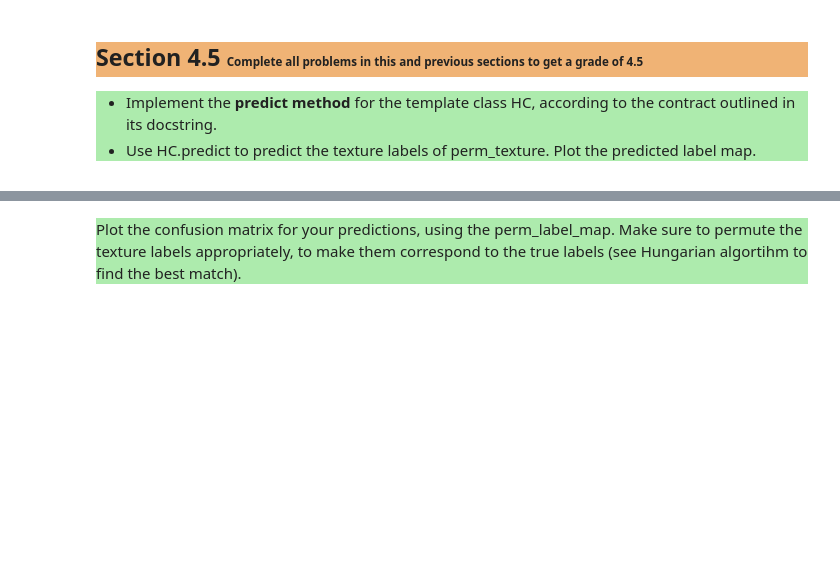
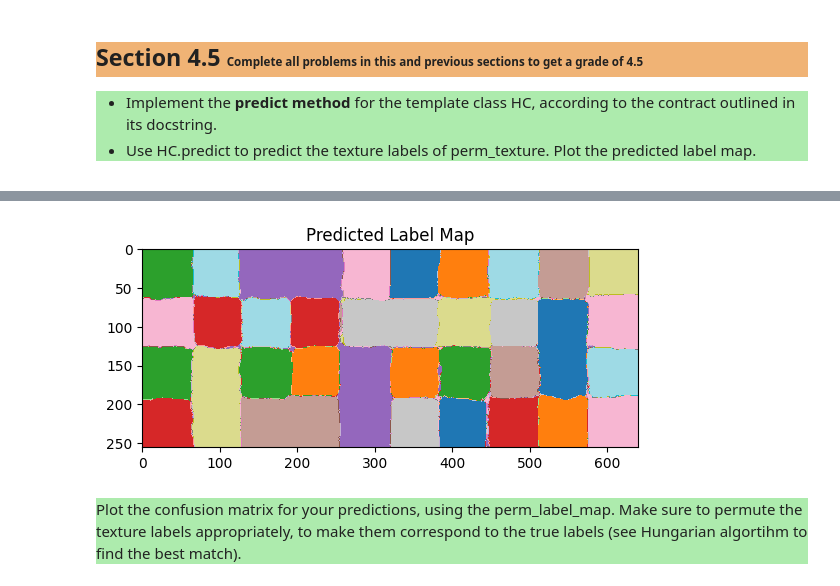
Before and after one commit to marvin-koch/slt-ce-1, a Jupyter notebook: slt-ce-2/slt-ce-2.ipynb, the cells around one changed output, grey strips where cells are left out. Drawn from its saved outputs; the diff is of its cells as text; code cells hidden in the pictures; blank space fills up the shorter version.

```diff
--- a/slt-ce-2/slt-ce-2.ipynb
+++ b/slt-ce-2/slt-ce-2.ipynb
@@ -228,5 +395,11 @@ predicted_perm_label_map = HC.predict(perm_texture)
 # %%
 # Plot of predicted label map
+plt.figure()
+plt.title("Predicted Label Map")
+plt.imshow(predicted_perm_label_map, cmap="tab20")
+plt.show()
+# %% [output]
+[figure, added]
 # %% [markdown]
 <p style="background-color:#adebad;">
     Plot the confusion matrix for your predictions, using the perm_label_map. Make sure to permute the texture labels appropriately, to make them correspond to the true labels (see Hungarian algortihm to find the best match).
```
Also changed, not shown: parts of 8 cells of this notebook.
